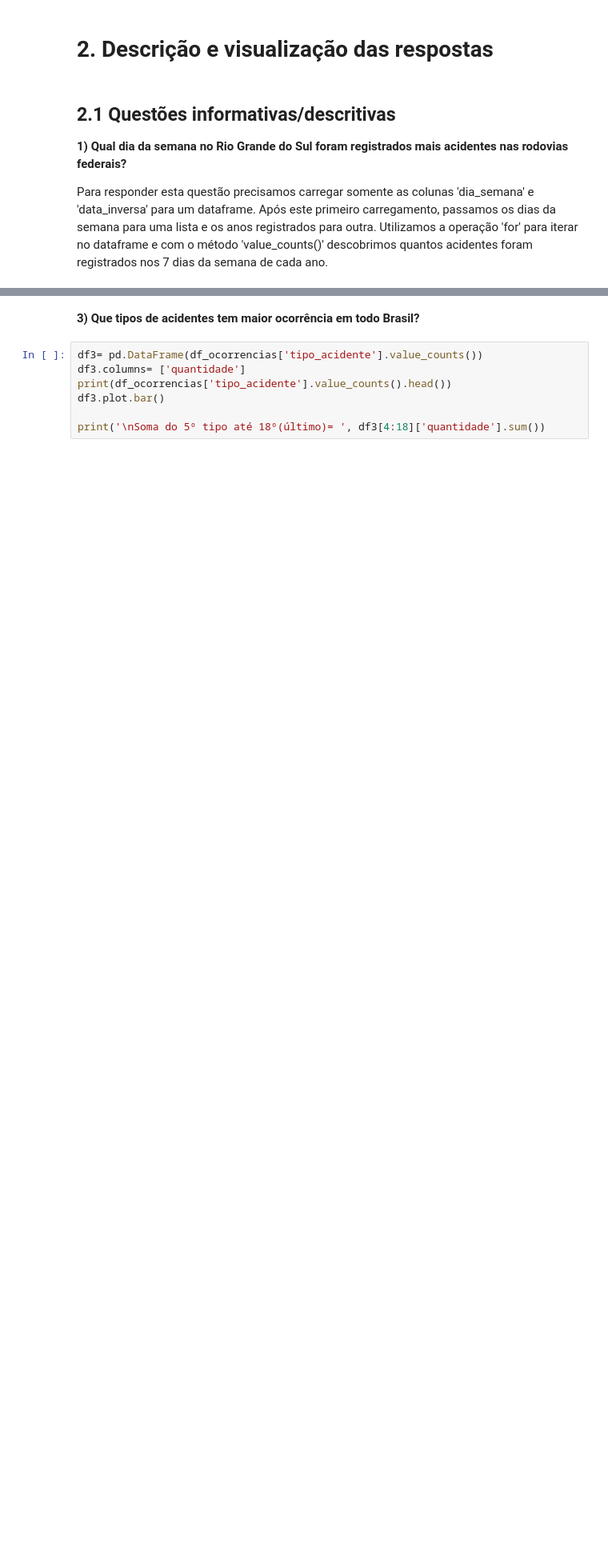
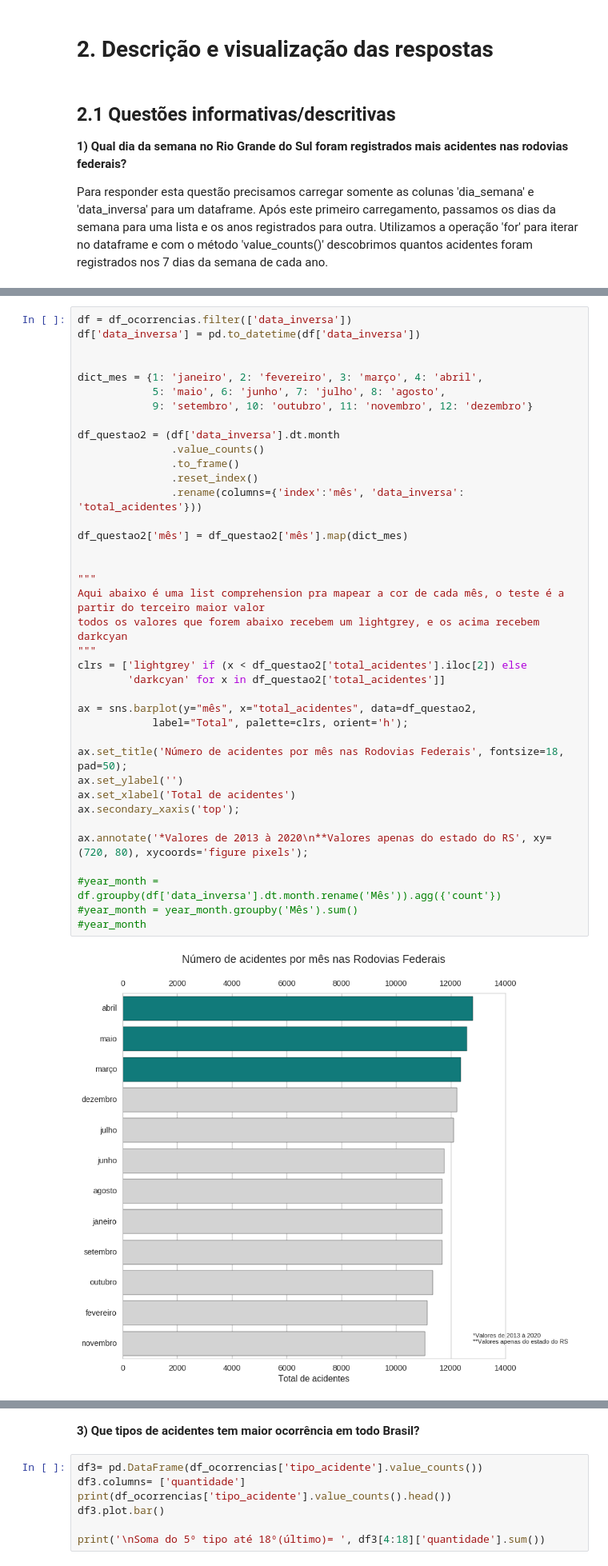
Before and after one commit to XQDLteam/brazil_highway_accidents, a Jupyter notebook: acidentes_br.ipynb, the cells around one changed output, grey strips where cells are left out. Shown at 80% size. Cells and saved outputs as stored; diff of their text form; blank space fills up the shorter version.

Commit message:
teste

```diff
--- a/acidentes_br.ipynb
+++ b/acidentes_br.ipynb
@@ -255,0 +209,40 @@ sns.factorplot(x='ano', y='quantidade_acidentes', hue='mes',kind='bar', data=df2
+# %%
+df = df_ocorrencias.filter(['data_inversa'])
+df['data_inversa'] = pd.to_datetime(df['data_inversa'])
+
+
+dict_mes = {1: 'janeiro', 2: 'fevereiro', 3: 'março', 4: 'abril',
+            5: 'maio', 6: 'junho', 7: 'julho', 8: 'agosto',
+            9: 'setembro', 10: 'outubro', 11: 'novembro', 12: 'dezembro'}
+
+df_questao2 = (df['data_inversa'].dt.month
+               .value_counts()
+               .to_frame()
+               .reset_index()
+               .rename(columns={'index':'mês', 'data_inversa': 'total_acidentes'}))
+
+df_questao2['mês'] = df_questao2['mês'].map(dict_mes)
+
+
+"""
+Aqui abaixo é uma list comprehension pra mapear a cor de cada mês, o teste é a partir do terceiro maior valor
+todos os valores que forem abaixo recebem um lightgrey, e os acima recebem darkcyan
+"""
+clrs = ['lightgrey' if (x < df_questao2['total_acidentes'].iloc[2]) else
+        'darkcyan' for x in df_questao2['total_acidentes']]
+
+ax = sns.barplot(y="mês", x="total_acidentes", data=df_questao2,
+            label="Total", palette=clrs, orient='h');
+
+ax.set_title('Número de acidentes por mês nas Rodovias Federais', fontsize=18, pad=50);
+ax.set_ylabel('')
+ax.set_xlabel('Total de acidentes')
+ax.secondary_xaxis('top');
+
+ax.annotate('*Valores de 2013 à 2020\n**Valores apenas do estado do RS', xy=(720, 80), xycoords='figure pixels');
+
+#year_month = df.groupby(df['data_inversa'].dt.month.rename('Mês')).agg({'count'})
+#year_month = year_month.groupby('Mês').sum()
+#year_month
+# %% [output]
+[figure, added]
```
Also changed, not shown: parts of 15 cells of this notebook.
